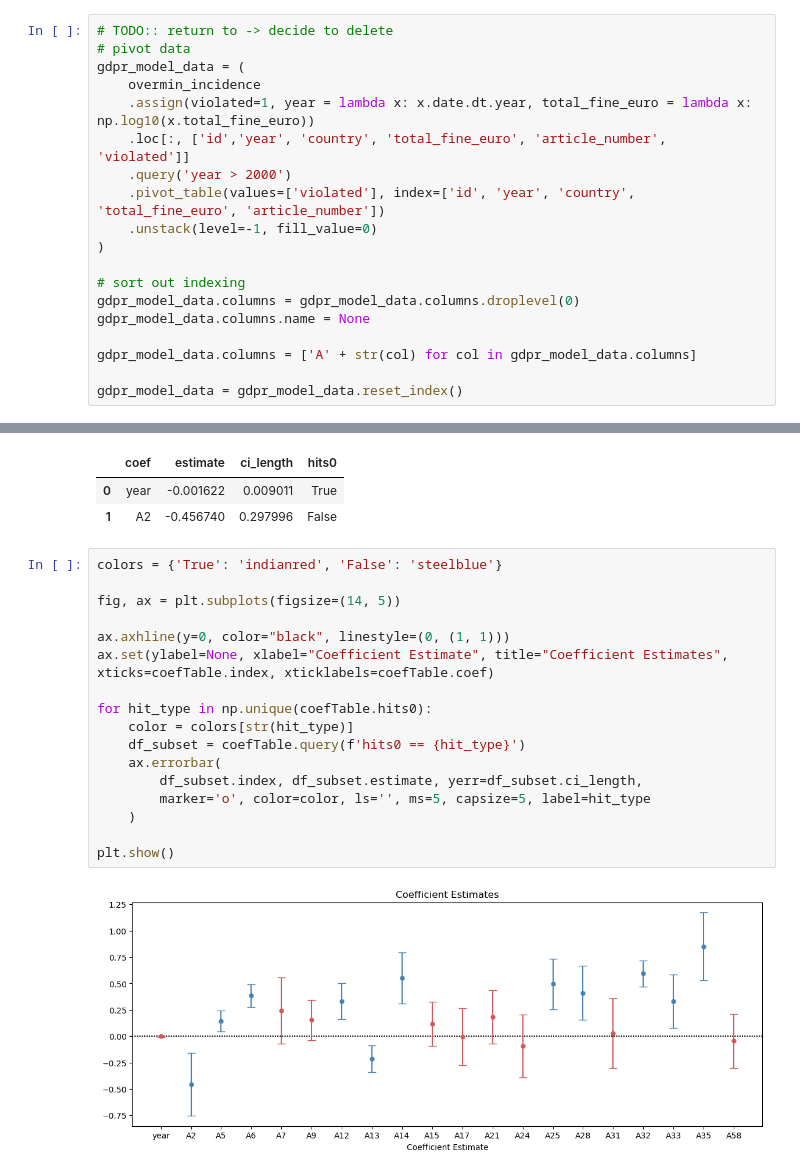
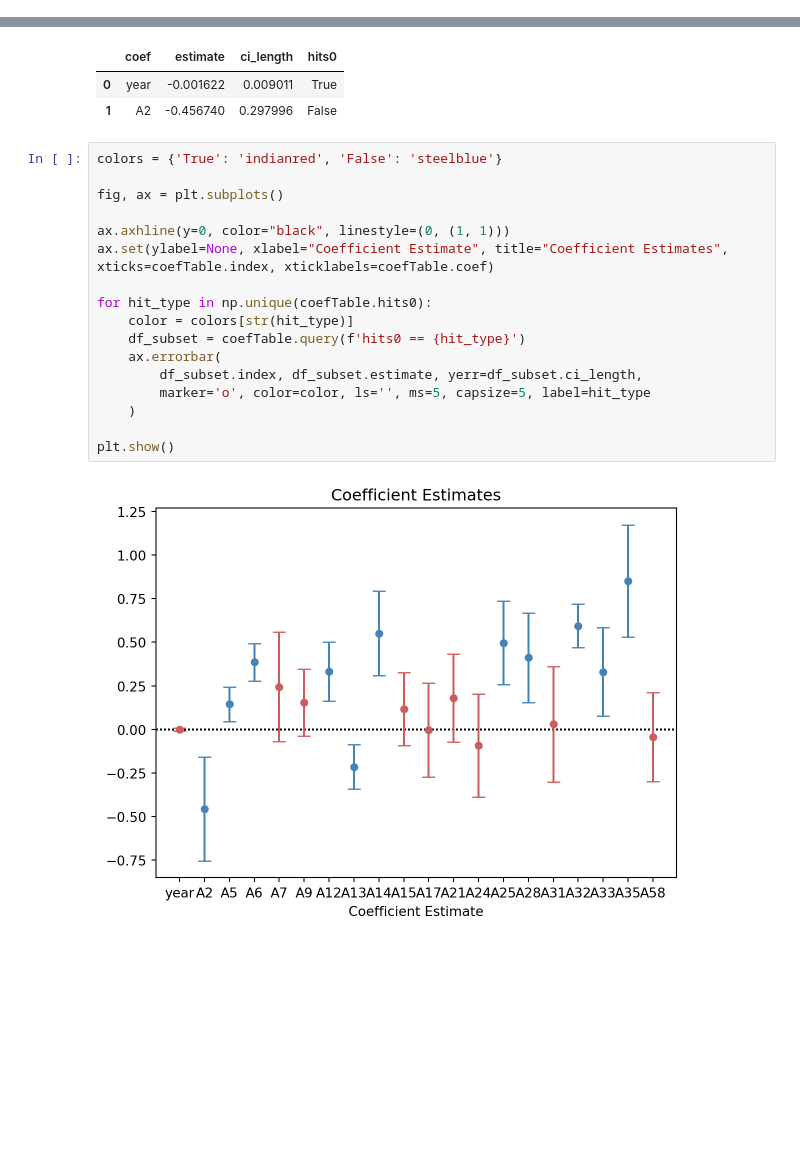
Before and after one commit to dc27/gdpr-fines-analysis, a Jupyter notebook: dev.ipynb, the cells around one changed output, grey strips where cells are left out. Saved outputs shown, nothing was run; the diff lists cells and outputs as text; blank space fills up the shorter version.

Commit message:
converts proj to book, fixes resulting plotting issues

```diff
--- a/dev.ipynb
+++ b/dev.ipynb
@@ -75,22 +79,3 @@ gdpr_model_data
 1564 rows × 22 columns
 # %% [markdown]
 ## Creating a Dataset for Modelling
-# %%
-# TODO:: return to -> decide to delete
-# pivot data
-gdpr_model_data = (
-    overmin_incidence
-    .assign(violated=1, year = lambda x: x.date.dt.year, total_fine_euro = lambda x: np.log10(x.total_fine_euro))
-    .loc[:, ['id','year', 'country', 'total_fine_euro', 'article_number', 'violated']]
-    .query('year > 2000')
-    .pivot_table(values=['violated'], index=['id', 'year', 'country', 'total_fine_euro', 'article_number'])
-    .unstack(level=-1, fill_value=0)
-)
-
-# sort out indexing
-gdpr_model_data.columns = gdpr_model_data.columns.droplevel(0)
-gdpr_model_data.columns.name = None
-
-gdpr_model_data.columns = ['A' + str(col) for col in gdpr_model_data.columns]
-
-gdpr_model_data = gdpr_model_data.reset_index()
@@ -148,19 +152,19 @@ coefTable.head(2)
 # %%
 colors = {'True': 'indianred', 'False': 'steelblue'}
 
-fig, ax = plt.subplots(figsize=(14, 5))
+fig, ax = plt.subplots()
 
 ax.axhline(y=0, color="black", linestyle=(0, (1, 1)))
 ax.set(ylabel=None, xlabel="Coefficient Estimate", title="Coefficient Estimates", xticks=coefTable.index, xticklabels=coefTable.coef)
 
 for hit_type in np.unique(coefTable.hits0):
     color = colors[str(hit_type)]
     df_subset = coefTable.query(f'hits0 == {hit_type}')
     ax.errorbar(
         df_subset.index, df_subset.estimate, yerr=df_subset.ci_length,
         marker='o', color=color, ls='', ms=5, capsize=5, label=hit_type
     )
 
 plt.show()
 # %% [output]
-[figure, old version]
+[figure, new version]
```
Also changed, not shown: parts of 8 cells of this notebook, 34 other files.
